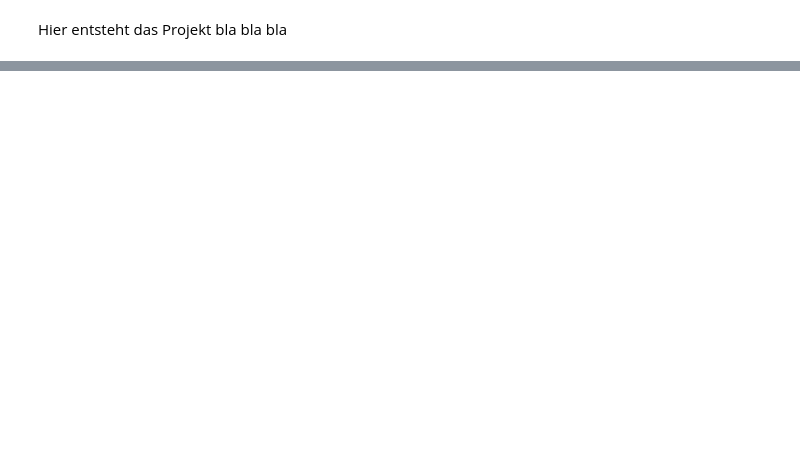
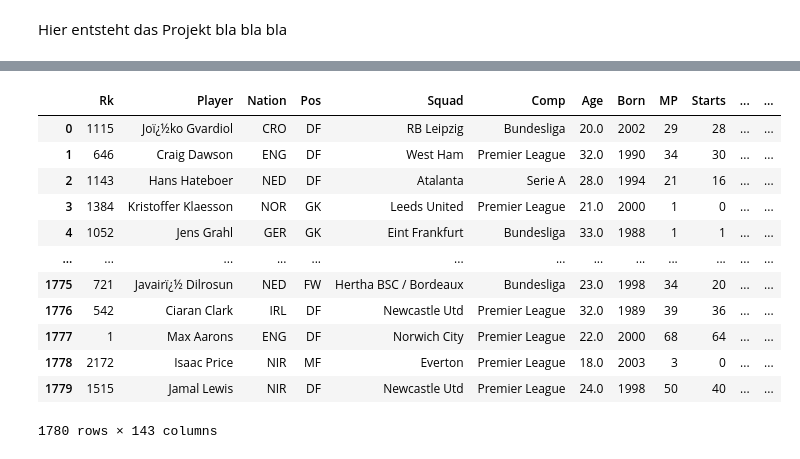
Before and after one commit to davidhd82/DSAI_Projekt, a Jupyter notebook: Player_Performance_Analyzer.ipynb, the cells around one changed output, grey strips where cells are left out. Drawn from its saved outputs; the diff is of its cells as text; code cells hidden in the pictures; blank space fills up the shorter version.

```diff
--- a/Player_Performance_Analyzer.ipynb
+++ b/Player_Performance_Analyzer.ipynb
@@ -56,0 +356,16 @@ None
+# %%
+player_stats
+# %% [output]
+|  | Rk | Player | Nation | Pos | Squad | Comp | Age | Born | MP | Starts | ... | ... |
+| 0 | 1115 | Joï¿½ko Gvardiol | CRO | DF | RB Leipzig | Bundesliga | 20.0 | 2002 | 29 | 28 | ... | ... |
+| 1 | 646 | Craig Dawson | ENG | DF | West Ham | Premier League | 32.0 | 1990 | 34 | 30 | ... | ... |
+| 2 | 1143 | Hans Hateboer | NED | DF | Atalanta | Serie A | 28.0 | 1994 | 21 | 16 | ... | ... |
+| 3 | 1384 | Kristoffer Klaesson | NOR | GK | Leeds United | Premier League | 21.0 | 2000 | 1 | 0 | ... | ... |
+| 4 | 1052 | Jens Grahl | GER | GK | Eint Frankfurt | Bundesliga | 33.0 | 1988 | 1 | 1 | ... | ... |
+| ... | ... | ... | ... | ... | ... | ... | ... | ... | ... | ... | ... | ... |
+| 1775 | 721 | Javairï¿½ Dilrosun | NED | FW | Hertha BSC / Bordeaux | Bundesliga | 23.0 | 1998 | 34 | 20 | ... | ... |
+| 1776 | 542 | Ciaran Clark | IRL | DF | Newcastle Utd | Premier League | 32.0 | 1989 | 39 | 36 | ... | ... |
+| 1777 | 1 | Max Aarons | ENG | DF | Norwich City | Premier League | 22.0 | 2000 | 68 | 64 | ... | ... |
+| 1778 | 2172 | Isaac Price | NIR | MF | Everton | Premier League | 18.0 | 2003 | 3 | 0 | ... | ... |
+| 1779 | 1515 | Jamal Lewis | NIR | DF | Newcastle Utd | Premier League | 24.0 | 1998 | 50 | 40 | ... | ... |
+1780 rows × 143 columns
```
Also changed, not shown: parts of 9 cells of this notebook, 3 other files.
